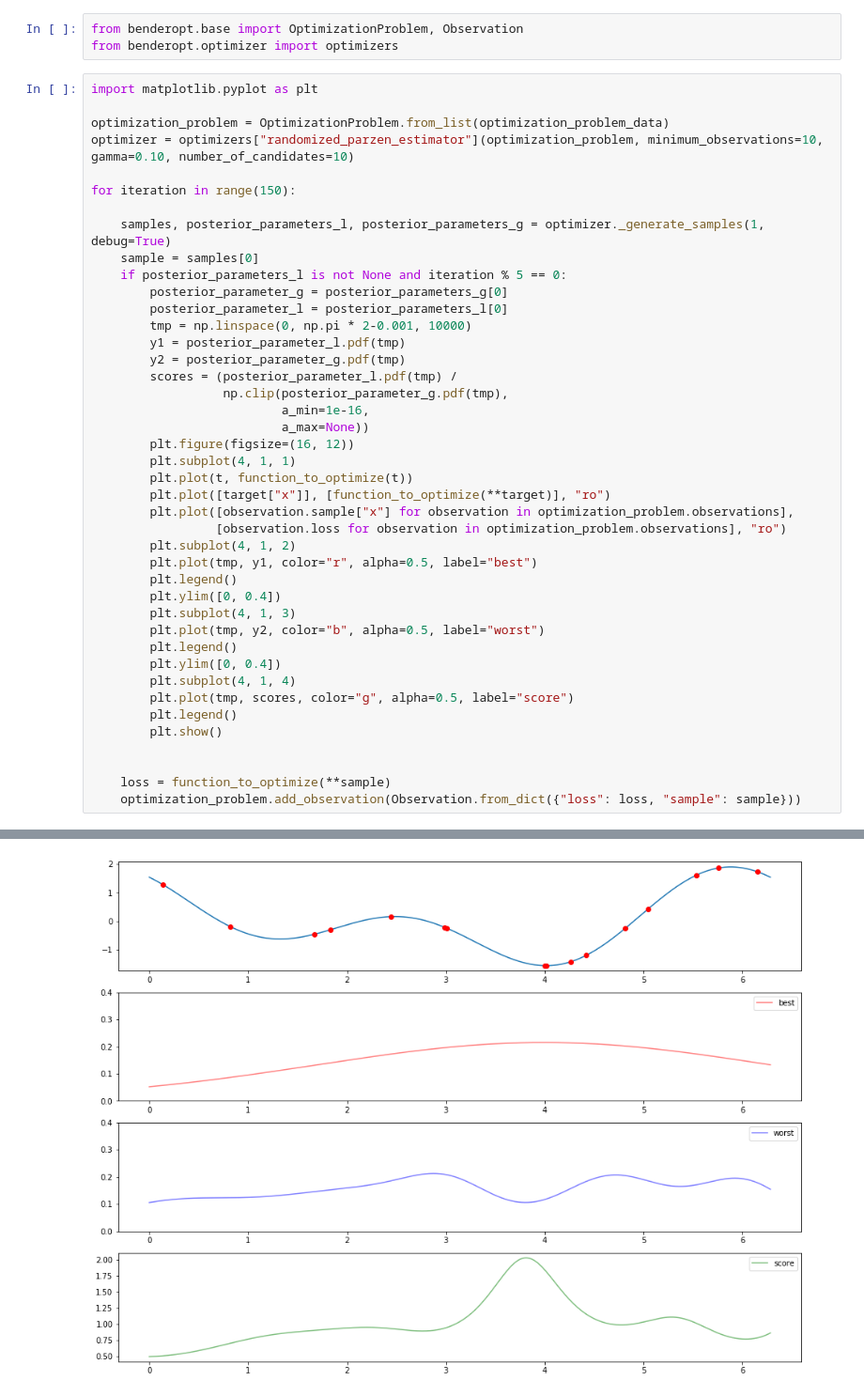
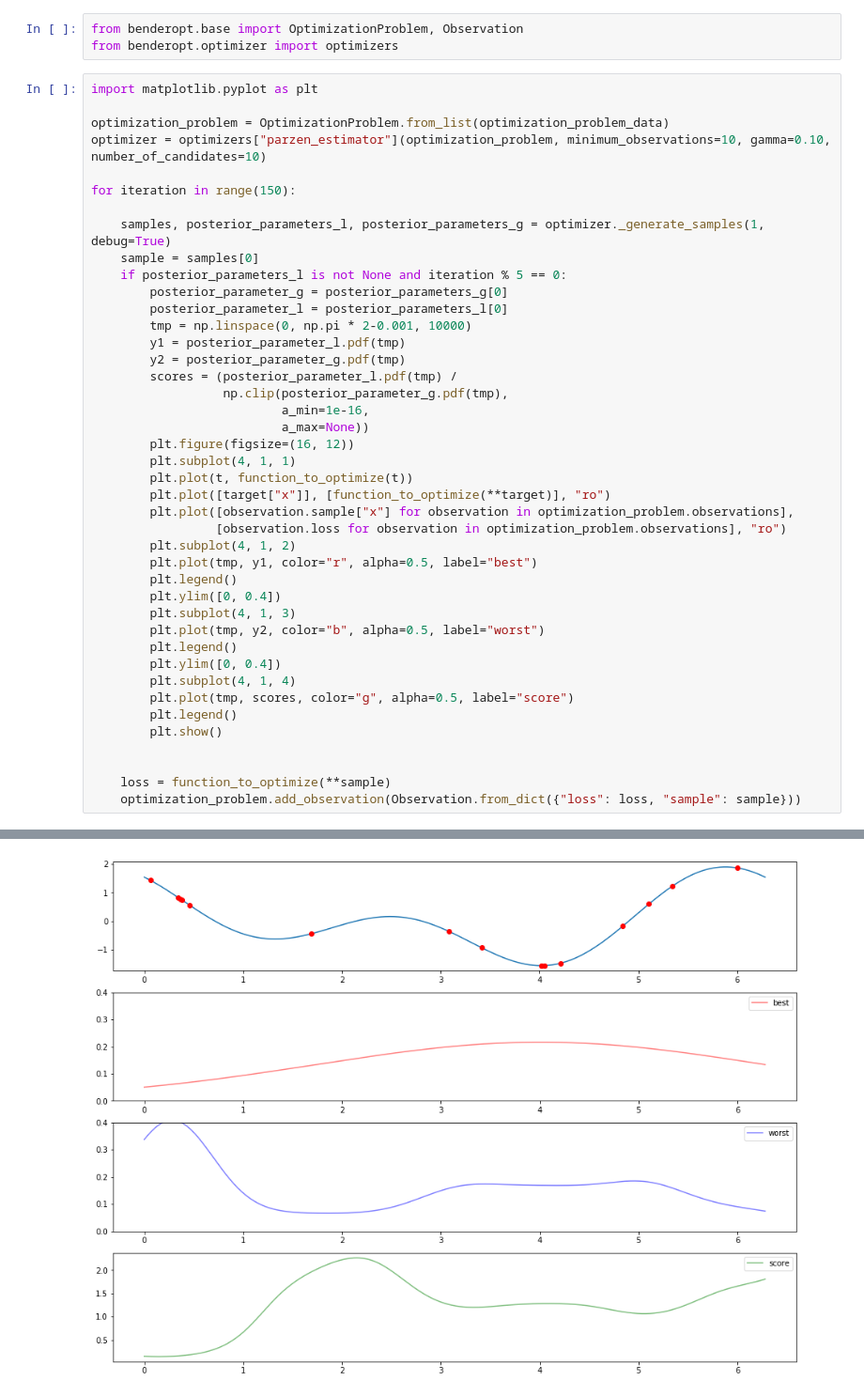
Before and after one commit to vthorey/benderopt, a Jupyter notebook: benchmark/understanding_parzen_estimators.ipynb, the cells around one changed output, grey strips where cells are left out. Shown at 94% size. Cells and saved outputs as stored; diff of their text form.

Commit message:
[optimizer] parzen estimator more exploratory

```diff
--- a/benchmark/understanding_parzen_estimators.ipynb
+++ b/benchmark/understanding_parzen_estimators.ipynb
@@ -38,7 +38,7 @@ from benderopt.optimizer import optimizers
 import matplotlib.pyplot as plt
 
 optimization_problem = OptimizationProblem.from_list(optimization_problem_data)
-optimizer = optimizers["randomized_parzen_estimator"](optimization_problem, minimum_observations=10, gamma=0.10, number_of_candidates=10)
+optimizer = optimizers["parzen_estimator"](optimization_problem, minimum_observations=10, gamma=0.10, number_of_candidates=10)
 
 for iteration in range(150):
 
@@ -81 +81 @@ for iteration in range(150):
-[figure, old version]
+[figure, new version]
```
Also changed, not shown: parts of 1 cell of this notebook, 4 other files.
